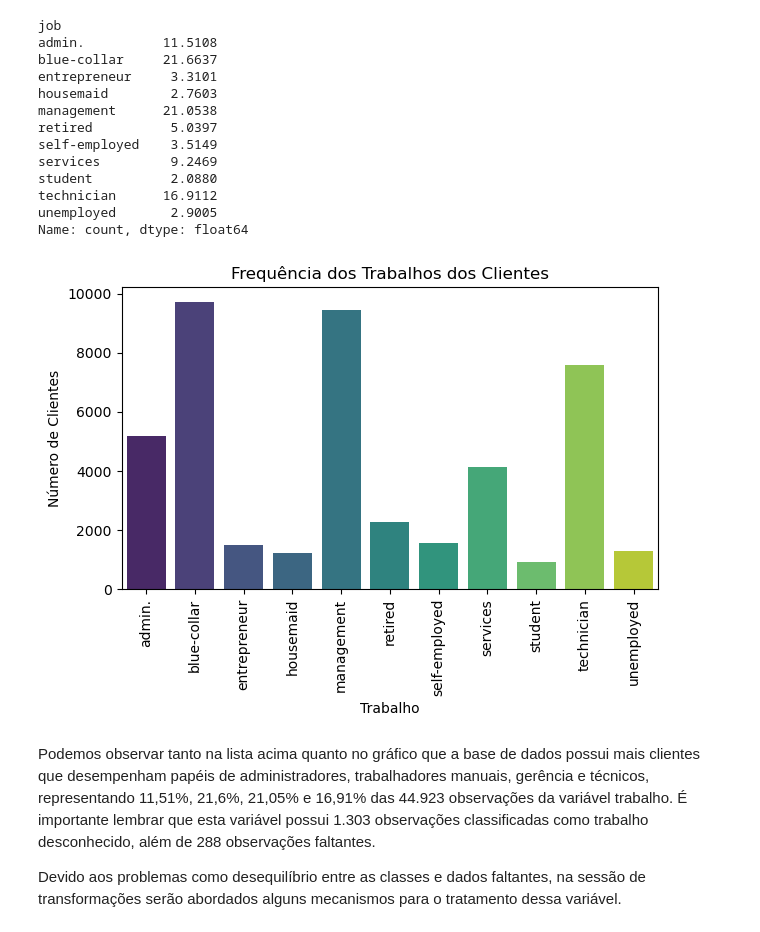
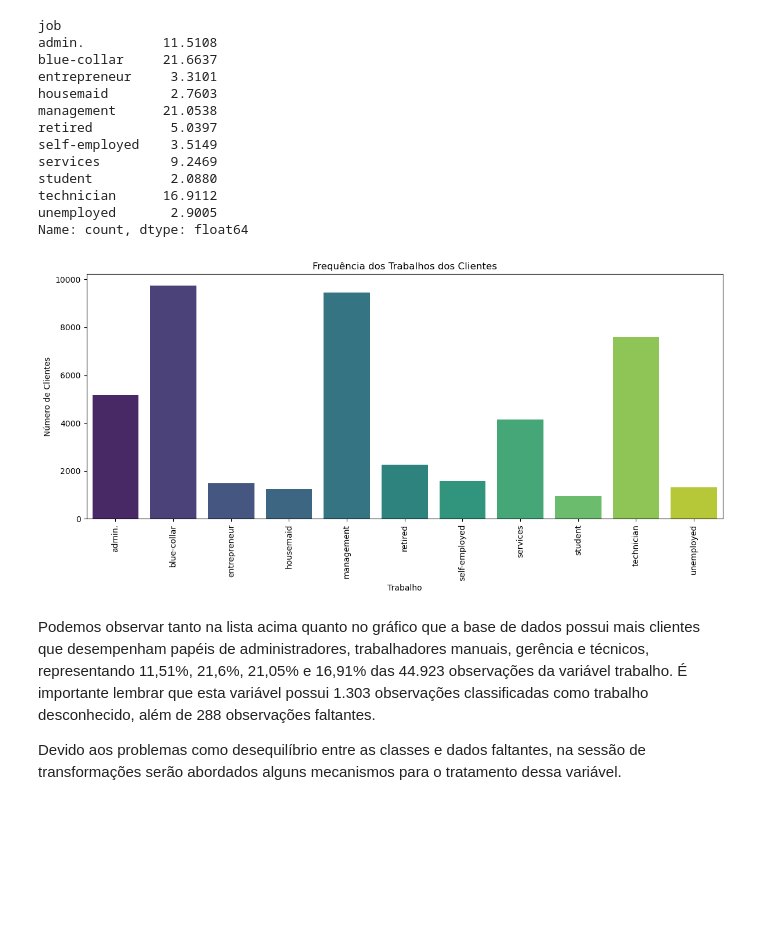
Before and after one commit to gabrieldadcarvalho/machine_learning, a Jupyter notebook: pjt_final/data_understanding.ipynb, the cells around one changed output. Saved outputs shown, nothing was run; the diff lists cells and outputs as text; code cells hidden in the pictures; blank space fills up the shorter version.

```diff
--- a/pjt_final/data_understanding.ipynb
+++ b/pjt_final/data_understanding.ipynb
@@ -229,15 +241,16 @@ technician      16.9112
 unemployed       2.9005
 Name: count, dtype: float64
 # %%
+plt.figure(figsize=(12,6))
 sns.barplot(x=job_counts.index, y=job_counts.values, palette='viridis')
 plt.title('Frequência dos Trabalhos dos Clientes')
 plt.xlabel('Trabalho')
 plt.ylabel('Número de Clientes')
 plt.xticks(rotation=90)
 plt.tight_layout()
 plt.show()
 # %% [output]
-[figure, old version]
+[figure, new version]
 # %% [markdown]
 Podemos observar tanto na lista acima quanto no gráfico que a base de dados possui mais clientes que desempenham papéis de administradores, trabalhadores manuais, gerência e técnicos, representando 11,51%, 21,6%, 21,05% e 16,91% das 44.923 observações da variável trabalho. É importante lembrar que esta variável possui 1.303 observações classificadas como trabalho desconhecido, além de 288 observações faltantes.
 
```
Also changed, not shown: parts of 12 cells of this notebook.
